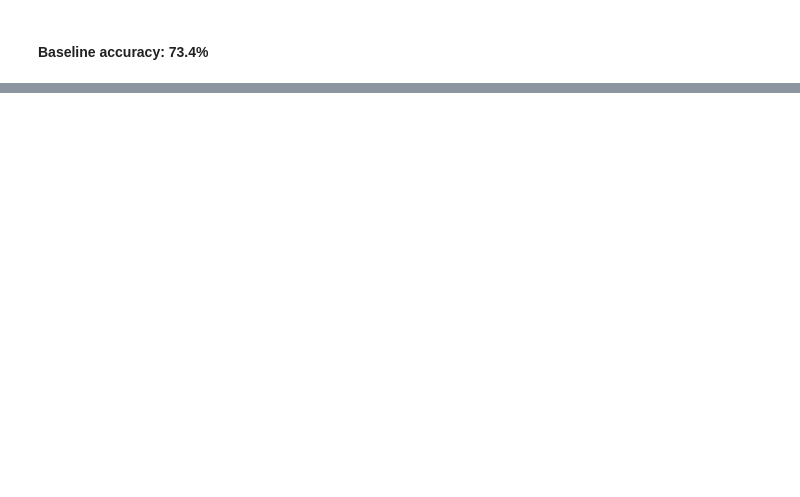
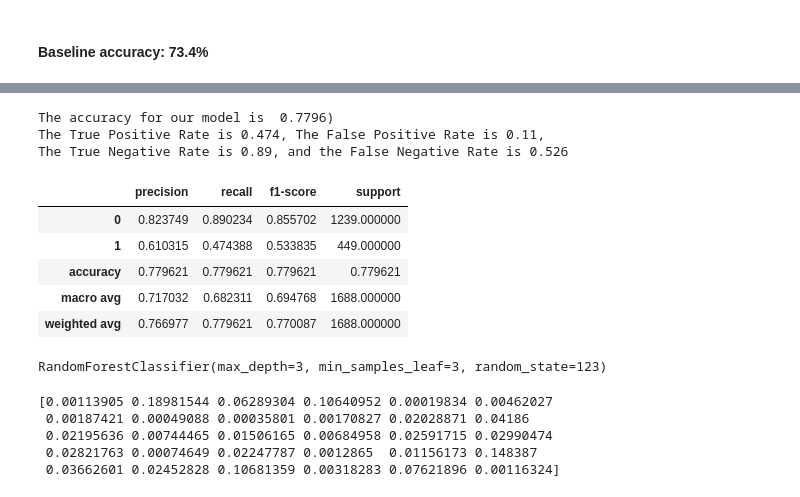
Before and after one commit to watermanbrandyn/classification_project, a Jupyter notebook: classification_workbook.ipynb, the cells around one changed output, grey strips where cells are left out. Drawn from its saved outputs; the diff is of its cells as text; code cells hidden in the pictures; blank space fills up the shorter version.

```diff
--- a/classification_workbook.ipynb
+++ b/classification_workbook.ipynb
@@ -629,0 +978,31 @@ baseline
+# %%
+# Applying validate to the better of the two models (clf2)
+x_validate2 = x_validate.drop(columns=['monthly_charges', 'total_charges', 'senior_citizen',
+                                'gender_Male', 'partner_Yes', 'dependents_Yes'])
+# %%
+y_pred2_val = clf2.predict(x_validate2)
+# %%
+accuracy = clf2.score(x_validate2, y_validate)
+conf = confusion_matrix(y_validate, y_pred2_val)
+class_report = pd.DataFrame(classification_report(y_validate, y_pred2_val, output_dict=True)).T
+conf = confusion_matrix(y_validate, y_pred2_val)
+tpr = conf[1][1] / conf[1].sum()
+fpr = conf[0][1] / conf[0].sum()
+tnr = conf[0][0] / conf[0].sum()
+fnr = conf[1][0] / conf[1].sum()
+print(f'''
+The accuracy for our model is {accuracy: .4})
+The True Positive Rate is {tpr:.3}, The False Positive Rate is {fpr:.3},
+The True Negative Rate is {tnr:.3}, and the False Negative Rate is {fnr:.3}
+''')
+class_report
+# %% [output]
+The accuracy for our model is  0.7796)
+The True Positive Rate is 0.474, The False Positive Rate is 0.11,
+The True Negative Rate is 0.89, and the False Negative Rate is 0.526
+|  | precision | recall | f1-score | support |
+| 0 | 0.823749 | 0.890234 | 0.855702 | 1239.000000 |
+| 1 | 0.610315 | 0.474388 | 0.533835 | 449.000000 |
+| accuracy | 0.779621 | 0.779621 | 0.779621 | 0.779621 |
+| macro avg | 0.717032 | 0.682311 | 0.694768 | 1688.000000 |
+| weighted avg | 0.766977 | 0.779621 | 0.770087 | 1688.000000 |
@@ -629,0 +1014,12 @@ baseline
+# %%
+rf.fit(x_train, y_train)
+# %% [output]
+RandomForestClassifier(max_depth=3, min_samples_leaf=3, random_state=123)
+# %%
+print(rf.feature_importances_)
+# %% [output]
+[0.00113905 0.18981544 0.06289304 0.10640952 0.00019834 0.00462027
+ 0.00187421 0.00049088 0.00035801 0.00170827 0.02028871 0.04186
+ 0.02195636 0.00744465 0.01506165 0.00684958 0.02591715 0.02990474
+ 0.02821763 0.00074649 0.02247787 0.0012865  0.01156173 0.148387
+ 0.03662601 0.02452828 0.10681359 0.00318283 0.07621896 0.00116324]
```
Also changed, not shown: parts of 106 cells of this notebook.
